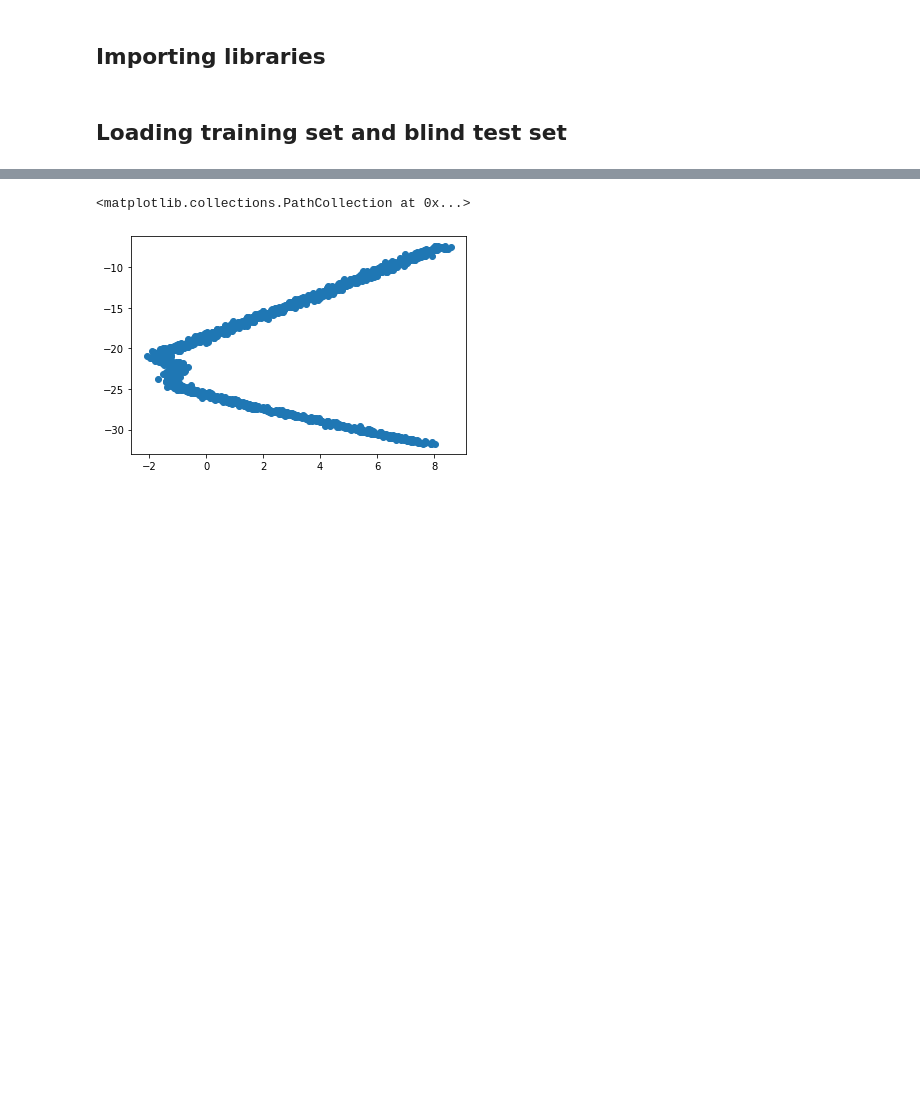
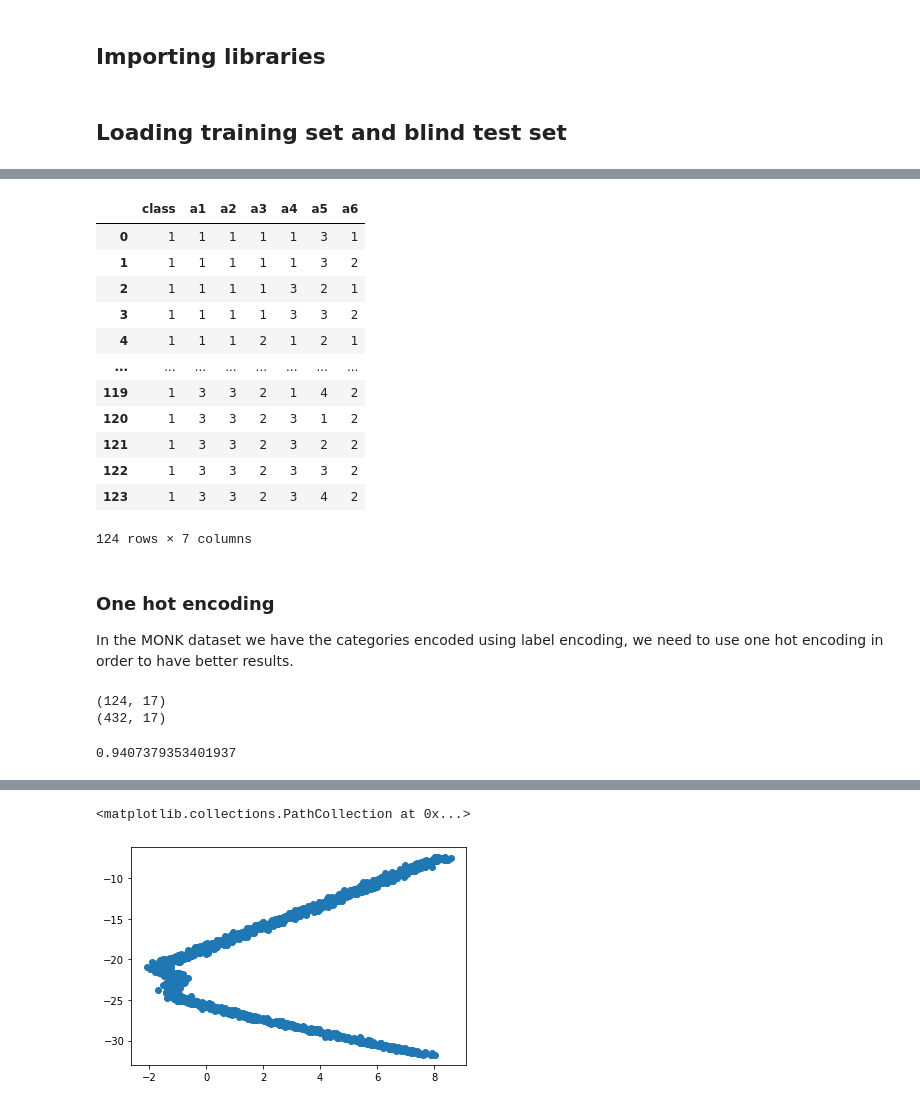
Before and after one commit to luca-santarella/ML-project, a Jupyter notebook: neural_network.ipynb, the cells around one changed output, grey strips where cells are left out. Cells and saved outputs as stored; diff of their text form; code cells hidden in the pictures; blank space fills up the shorter version.

```diff
--- a/neural_network.ipynb
+++ b/neural_network.ipynb
@@ -52,0 +26,6 @@ df
+# %%
+df_monk1_train = pd.read_csv('./data/MONK/monks-1.train', sep=" ", skipinitialspace=True, names=['class','a1','a2','a3','a4','a5','a6','id'])
+df_monk1_train.drop(labels='id', axis=1, inplace=True)
+
+df_monk1_test = pd.read_csv('./data/MONK/monks-1.test', sep=" ", skipinitialspace=True,  names=['class','a1','a2','a3','a4','a5','a6','id'])
+df_monk1_test.drop(labels='id', axis=1, inplace=True)
@@ -52,0 +41,16 @@ df
+# %%
+df_monk1_train
+# %% [output]
+|  | class | a1 | a2 | a3 | a4 | a5 | a6 |
+| 0 | 1 | 1 | 1 | 1 | 1 | 3 | 1 |
+| 1 | 1 | 1 | 1 | 1 | 1 | 3 | 2 |
+| 2 | 1 | 1 | 1 | 1 | 3 | 2 | 1 |
+| 3 | 1 | 1 | 1 | 1 | 3 | 3 | 2 |
+| 4 | 1 | 1 | 1 | 2 | 1 | 2 | 1 |
+| ... | ... | ... | ... | ... | ... | ... | ... |
+| 119 | 1 | 3 | 3 | 2 | 1 | 4 | 2 |
+| 120 | 1 | 3 | 3 | 2 | 3 | 1 | 2 |
+| 121 | 1 | 3 | 3 | 2 | 3 | 2 | 2 |
+| 122 | 1 | 3 | 3 | 2 | 3 | 3 | 2 |
+| 123 | 1 | 3 | 3 | 2 | 3 | 4 | 2 |
+124 rows × 7 columns
@@ -52,0 +74,18 @@ df
+# %% [markdown]
+### One hot encoding
+In the MONK dataset we have the categories encoded using label encoding, we need to use one hot encoding in order to have better results.
+# %%
+from sklearn.preprocessing import OneHotEncoder
+
+enc_train = OneHotEncoder()
+enc_train.fit(X_train)
+X_train = enc_train.transform(X_train).toarray()
+print(X_train.shape)
+
+enc_test = OneHotEncoder()
+enc_test.fit(X_test)
+X_test = enc_test.transform(X_test).toarray()
+print(X_test.shape)
+# %% [output]
+(124, 17)
+(432, 17)
@@ -52,0 +94,4 @@ df
+# %%
+regressor.score(X_test, y_test)
+# %% [output]
+0.9407379353401937
```
Also changed, not shown: parts of 18 cells of this notebook, 1 other file.
